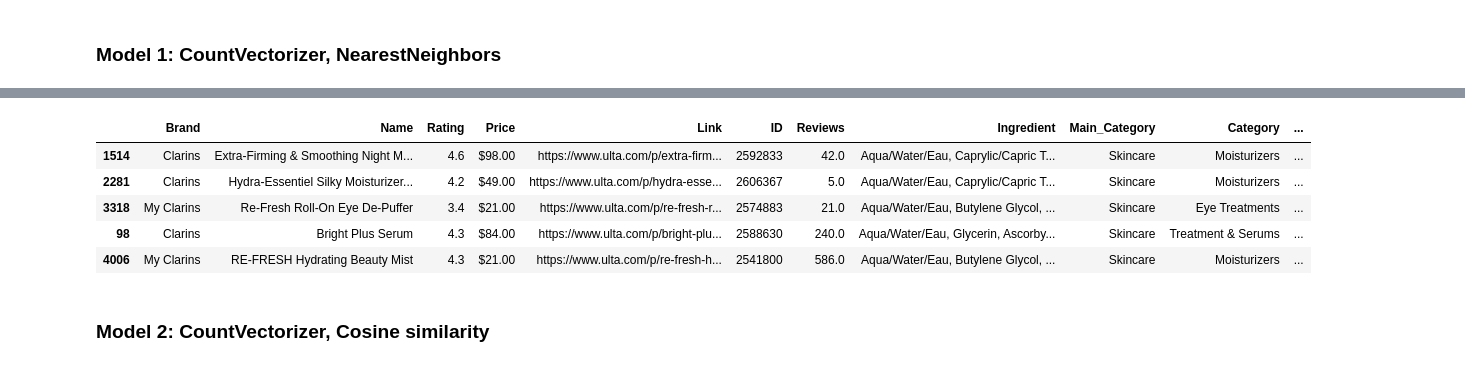
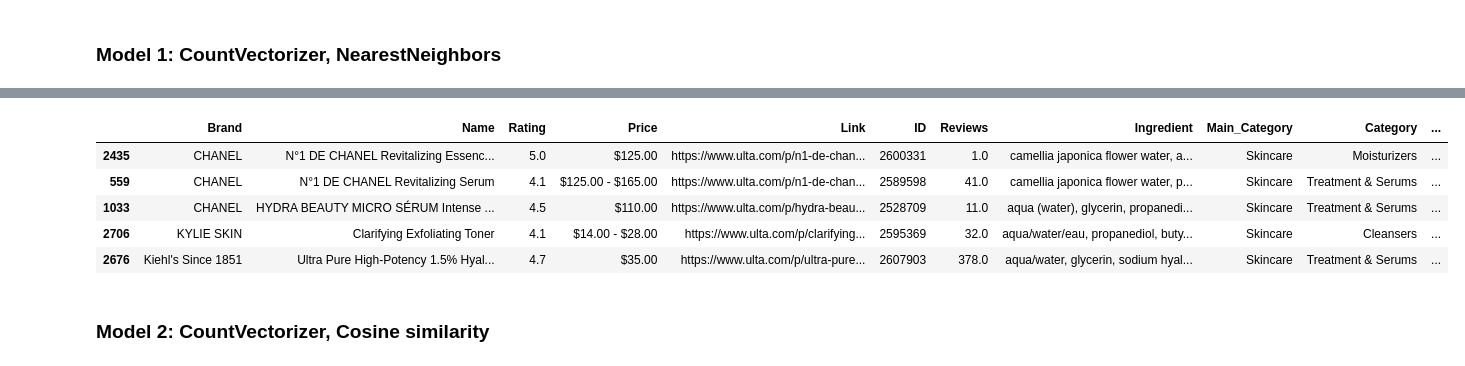
Before and after one commit to css0869/Capstone, a Jupyter notebook: 4. Recommendation.ipynb, the cells around one changed output, grey strips where cells are left out. Cells and saved outputs as stored; diff of their text form; code cells hidden in the pictures.

```diff
--- a/4. Recommendation.ipynb
+++ b/4. Recommendation.ipynb
@@ -29,3 +31,5 @@ ulta.sample(1)
 # %%
-ulta['Ingredient'][3257]
+product=ulta['Name'][2403]
+ig=ulta['Ingredient'][2403]
+product,ig
 # %% [output]
@@ -33,8 +38,10 @@ ulta['Ingredient'][3257]
+# %%
+allergen='il58a'
 # %%
 #Check if Ingredient list contains allergen item
 
 def containsAllergen(df,allergen):
-    return df[ df['Ingredient'].str.contains(allergen, na=False,case=False)==False]
+    return df[df['Ingredient'].apply(lambda x: allergen not in x)]
 # %% [markdown]
 ## Model Selection:
 # %% [markdown]
@@ -54,7 +61,6 @@ def recommender_1(df,product, allergen):
     counts=bag_of_words_vectorizer.fit_transform(safe_df['Ingredient'])
     nn = NearestNeighbors(n_neighbors=20).fit(counts)
     index=safe_df[safe_df['Name']==product].index
-    print(index)
     #safe_df.index[safe_df['Name']==product][0]
     dists, indices = nn.kneighbors(counts[index[0]])
     prod_nbr=safe_df.iloc[indices[0]]
@@ -63,6 +69,6 @@ def recommender_1(df,product, allergen):
     return containsAllergen(prod_nbr,allergen).head(5)
     #return #.reset_index(drop=True)
 
-prod_1=recommender_1(ulta,'Re-Boost Matifying Hydrating Cream','Glucose')
+prod_1=recommender_1(ulta,product,allergen)
 prod_1
 # %% [output]
@@ -72,9 +78,9 @@ Wall time: 1.45 s
 |  | Brand | Name | Rating | Price | Link | ID | Reviews | Ingredient | Main_Category | Category | ... |
-| 1514 | Clarins | Extra-Firming & Smoothing Night M... | 4.6 | $98.00 | https://www.ulta.com/p/extra-firm... | 2592833 | 42.0 | Aqua/Water/Eau, Caprylic/Capric T... | Skincare | Moisturizers | ... |
-| 2281 | Clarins | Hydra-Essentiel Silky Moisturizer... | 4.2 | $49.00 | https://www.ulta.com/p/hydra-esse... | 2606367 | 5.0 | Aqua/Water/Eau, Caprylic/Capric T... | Skincare | Moisturizers | ... |
-| 3318 | My Clarins | Re-Fresh Roll-On Eye De-Puffer | 3.4 | $21.00 | https://www.ulta.com/p/re-fresh-r... | 2574883 | 21.0 | Aqua/Water/Eau, Butylene Glycol, ... | Skincare | Eye Treatments | ... |
-| 98 | Clarins | Bright Plus Serum | 4.3 | $84.00 | https://www.ulta.com/p/bright-plu... | 2588630 | 240.0 | Aqua/Water/Eau, Glycerin, Ascorby... | Skincare | Treatment & Serums | ... |
-| 4006 | My Clarins | RE-FRESH Hydrating Beauty Mist | 4.3 | $21.00 | https://www.ulta.com/p/re-fresh-h... | 2541800 | 586.0 | Aqua/Water/Eau, Butylene Glycol, ... | Skincare | Moisturizers | ... |
+| 2435 | CHANEL | N°1 DE CHANEL Revitalizing Essenc... | 5.0 | $125.00 | https://www.ulta.com/p/n1-de-chan... | 2600331 | 1.0 | camellia japonica flower water, a... | Skincare | Moisturizers | ... |
+| 559 | CHANEL | N°1 DE CHANEL Revitalizing Serum | 4.1 | $125.00 - $165.00 | https://www.ulta.com/p/n1-de-chan... | 2589598 | 41.0 | camellia japonica flower water, p... | Skincare | Treatment & Serums | ... |
+| 1033 | CHANEL | HYDRA BEAUTY MICRO SÉRUM Intense ... | 4.5 | $110.00 | https://www.ulta.com/p/hydra-beau... | 2528709 | 11.0 | aqua (water), glycerin, propanedi... | Skincare | Treatment & Serums | ... |
+| 2706 | KYLIE SKIN | Clarifying Exfoliating Toner | 4.1 | $14.00 - $28.00 | https://www.ulta.com/p/clarifying... | 2595369 | 32.0 | aqua/water/eau, propanediol, buty... | Skincare | Cleansers | ... |
+| 2676 | Kiehl's Since 1851 | Ultra Pure High-Potency 1.5% Hyal... | 4.7 | $35.00 | https://www.ulta.com/p/ultra-pure... | 2607903 | 378.0 | aqua/water, glycerin, sodium hyal... | Skincare | Treatment & Serums | ... |
 # %% [markdown]
 ### Model 2: CountVectorizer, Cosine similarity
 # %%
```
Also changed, not shown: parts of 8 cells of this notebook, 1 other file.
